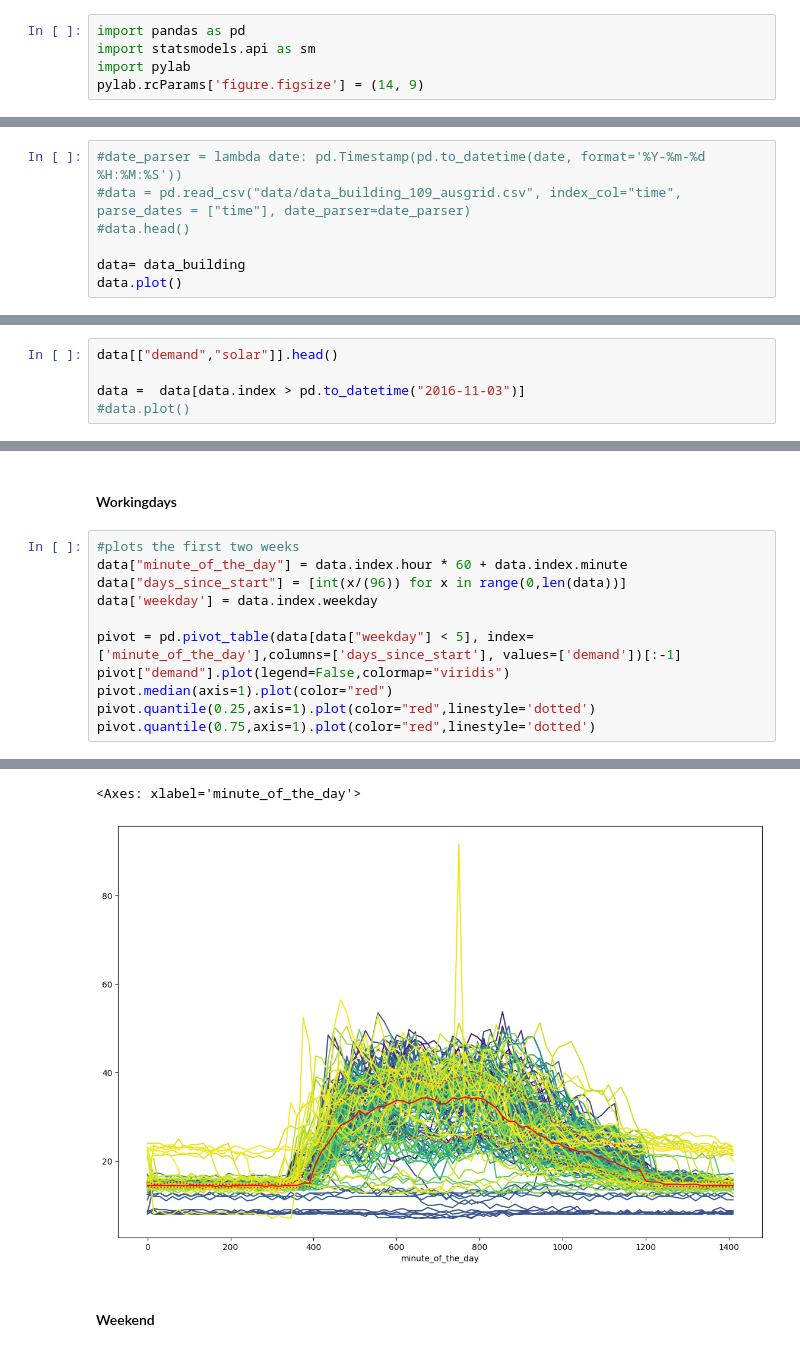
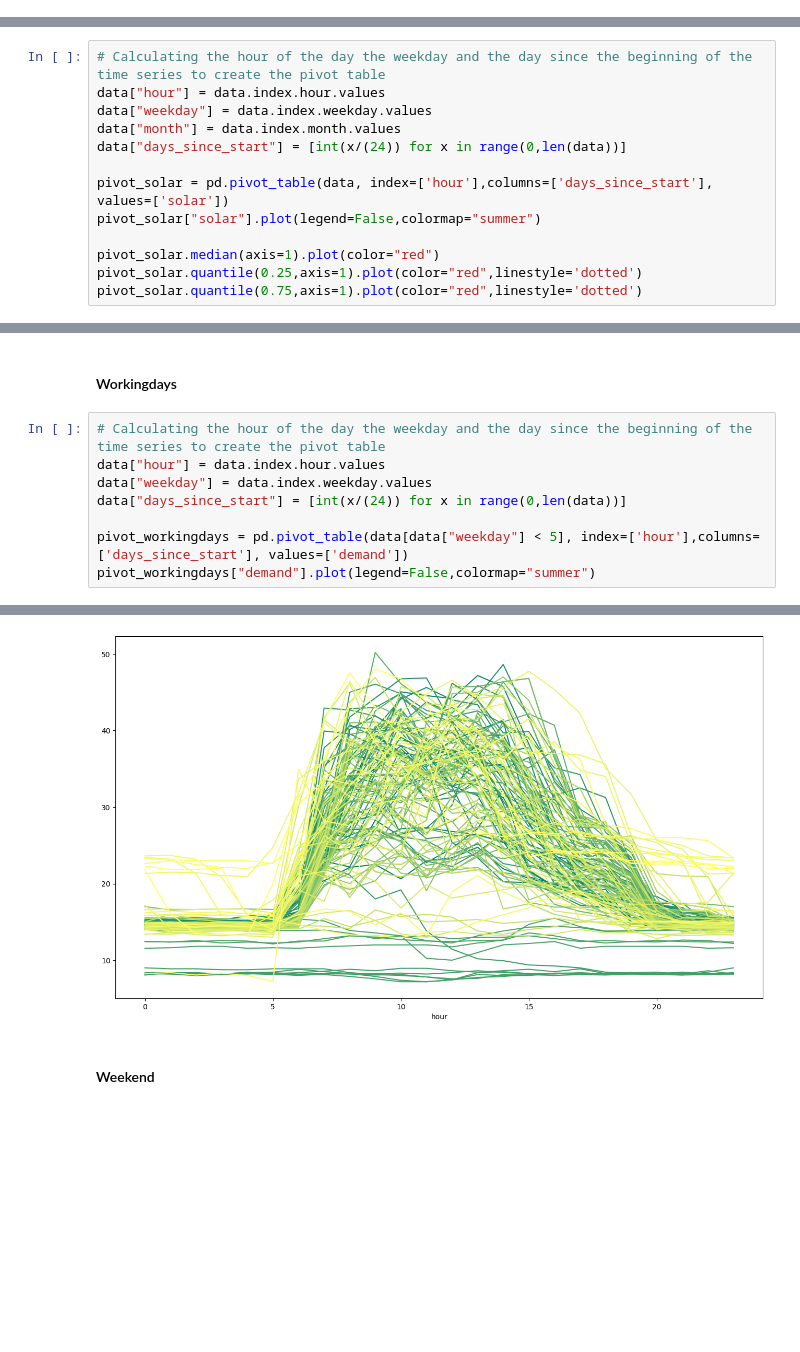
Before and after one commit to hertelm/uebung-2023-pyWATTS, a Jupyter notebook: uebung_pyWATTS.ipynb, the cells around one changed output, grey strips where cells are left out. Drawn from its saved outputs; the diff is of its cells as text; blank space fills up the shorter version.

```diff
--- a/uebung_pyWATTS.ipynb
+++ b/uebung_pyWATTS.ipynb
@@ -27,5 +0,0 @@ Forecasting with PyWatts
-# %%
-import pandas as pd
-import statsmodels.api as sm
-import pylab
-pylab.rcParams['figure.figsize'] = (14, 9)
@@ -42,7 +75,0 @@ data_building = data_res[["demand","solar"]].dropna()
-# %%
-#date_parser = lambda date: pd.Timestamp(pd.to_datetime(date, format='%Y-%m-%d %H:%M:%S'))
-#data = pd.read_csv("data/data_building_109_ausgrid.csv", index_col="time", parse_dates = ["time"], date_parser=date_parser)
-#data.head()
-
-data= data_building
-data.plot()
@@ -66,5 +75,0 @@ data.describe()
-# %%
-data[["demand","solar"]].head()
-
-data =  data[data.index > pd.to_datetime("2016-11-03")]
-#data.plot()
@@ -72,0 +135,13 @@ data =  data[data.index > pd.to_datetime("2016-11-03")]
+# %%
+# Calculating the hour of the day the weekday and the day since the beginning of the time series to create the pivot table
+data["hour"] = data.index.hour.values
+data["weekday"] = data.index.weekday.values
+data["month"] = data.index.month.values
+data["days_since_start"] = [int(x/(24)) for x in range(0,len(data))]
+
+pivot_solar = pd.pivot_table(data, index=['hour'],columns=['days_since_start'], values=['solar'])
+pivot_solar["solar"].plot(legend=False,colormap="summer")
+
+pivot_solar.median(axis=1).plot(color="red")
+pivot_solar.quantile(0.25,axis=1).plot(color="red",linestyle='dotted')
+pivot_solar.quantile(0.75,axis=1).plot(color="red",linestyle='dotted')
@@ -73,14 +151,11 @@ data =  data[data.index > pd.to_datetime("2016-11-03")]
 # %% [markdown]
 #### Workingdays
 # %%
-#plots the first two weeks
-data["minute_of_the_day"] = data.index.hour * 60 + data.index.minute
-data["days_since_start"] = [int(x/(96)) for x in range(0,len(data))]
-data['weekday'] = data.index.weekday
+# Calculating the hour of the day the weekday and the day since the beginning of the time series to create the pivot table
+data["hour"] = data.index.hour.values
+data["weekday"] = data.index.weekday.values
+data["days_since_start"] = [int(x/(24)) for x in range(0,len(data))]
 
-pivot = pd.pivot_table(data[data["weekday"] < 5], index=['minute_of_the_day'],columns=['days_since_start'], values=['demand'])[:-1]
-pivot["demand"].plot(legend=False,colormap="viridis")
-pivot.median(axis=1).plot(color="red")
-pivot.quantile(0.25,axis=1).plot(color="red",linestyle='dotted')
-pivot.quantile(0.75,axis=1).plot(color="red",linestyle='dotted')
+pivot_workingdays = pd.pivot_table(data[data["weekday"] < 5], index=['hour'],columns=['days_since_start'], values=['demand'])
+pivot_workingdays["demand"].plot(legend=False,colormap="summer")
 # %% [output]
@@ -102,5 +181,4 @@ See the caveats in the documentation: https://pandas.pydata.org/pandas-docs/stab
-<Axes: xlabel='minute_of_the_day'>
-[figure, old version]
+[figure, new version]
 # %% [markdown]
 #### Weekend
 # %%
```
Also changed, not shown: parts of 40 cells of this notebook, 2 other files.
